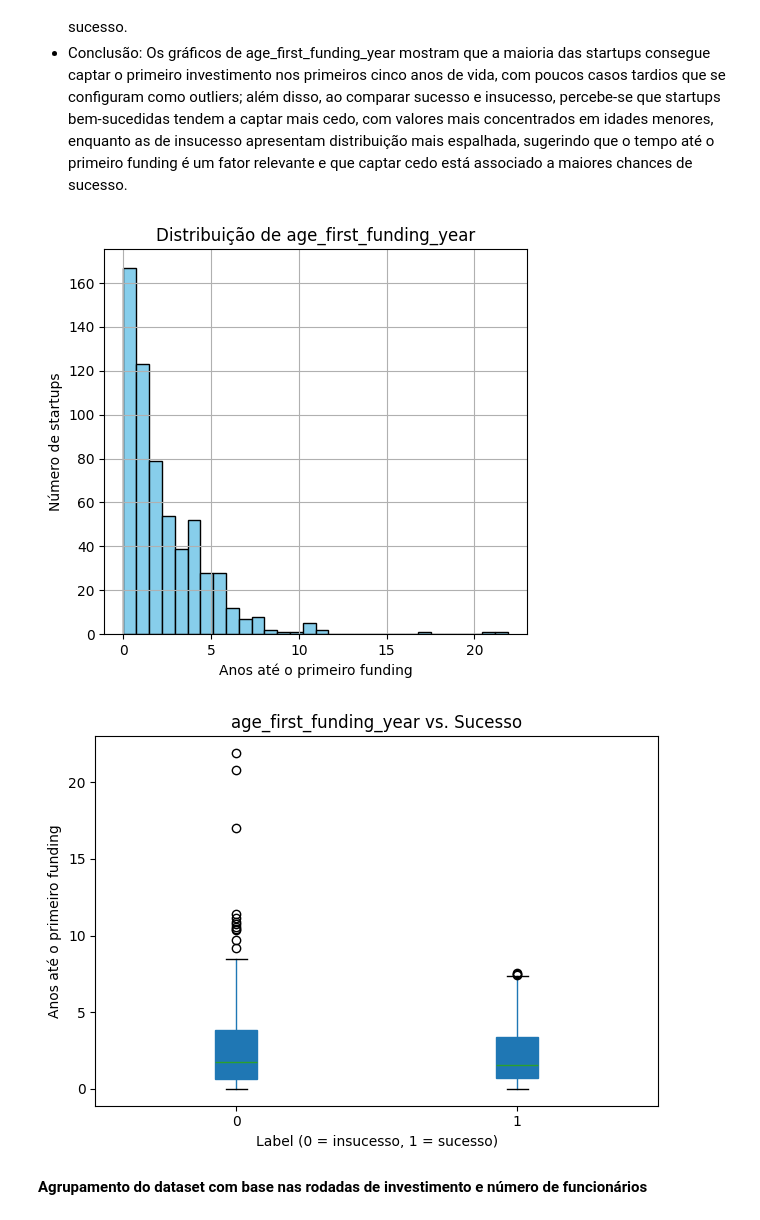
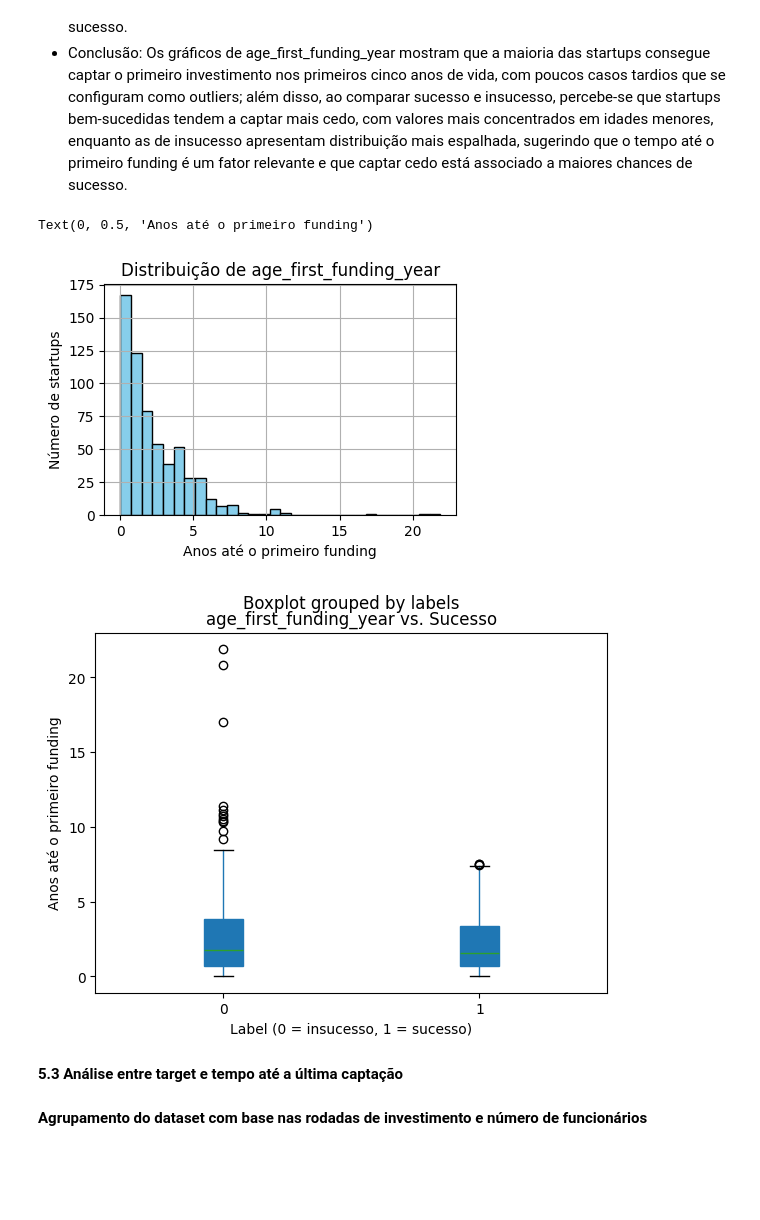
Before and after one commit to deborangueira/campeonado_kaggle_2025, a Jupyter notebook: notebooks/startup_success_predictor.ipynb, the cells around one changed output. Cells and saved outputs as stored; diff of their text form; code cells hidden in the pictures; blank space fills up the shorter version.

```diff
--- a/notebooks/startup_success_predictor.ipynb
+++ b/notebooks/startup_success_predictor.ipynb
@@ -117,22 +77,25 @@ print(f"1 (sucesso): {class_counts[1]} startups (~{class_counts[1]/total:.1%})")
 # %%
 col = "age_first_funding_year"
 
-plt.figure(figsize=(12,5))
+plt.figure(figsize=(10,3))
 
 # Histograma geral
 plt.subplot(1,2,1)
 df[col].hist(bins=30, color="skyblue", edgecolor="black")
 plt.title(f"Distribuição de {col}")
 plt.xlabel("Anos até o primeiro funding")
 plt.ylabel("Número de startups")
 
 # Boxplot comparando sucesso x insucesso
 df.boxplot(column=col, by="labels", grid=False, patch_artist=True)
 plt.title(f"{col} vs. Sucesso")
 plt.xlabel("Label (0 = insucesso, 1 = sucesso)")
 plt.ylabel("Anos até o primeiro funding")
 # %% [output]
+Text(0, 0.5, 'Anos até o primeiro funding')
-[figure, old version]
+[figure, new version]
-[figure, old version]
+[figure, new version]
+# %% [markdown]
+**5.3 Análise entre target e tempo até a última captação**
 # %% [markdown]
 **Agrupamento do dataset com base nas rodadas de investimento e número de funcionários**
```
Also changed, not shown: parts of 35 cells of this notebook.
